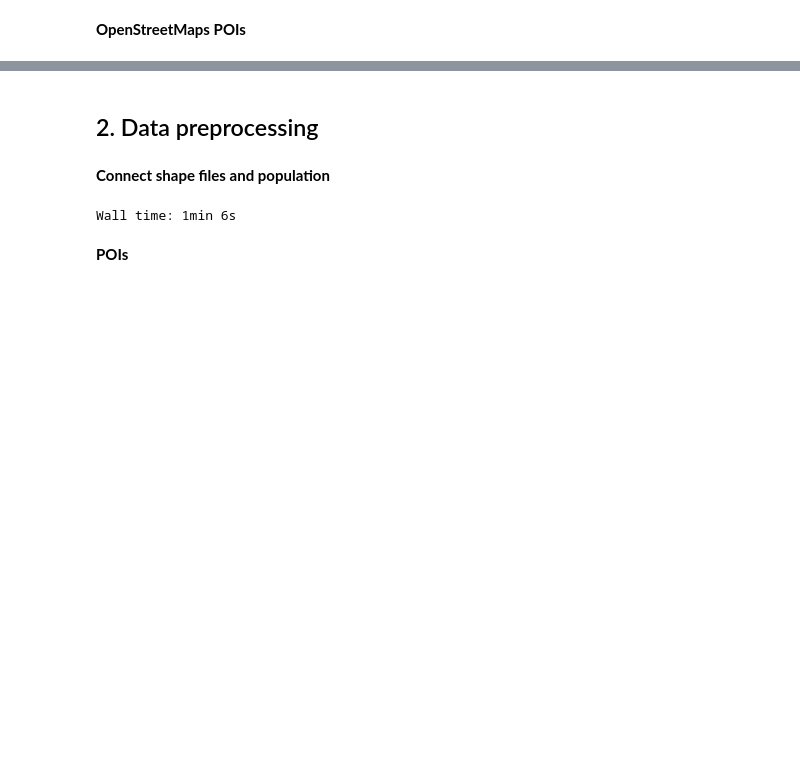
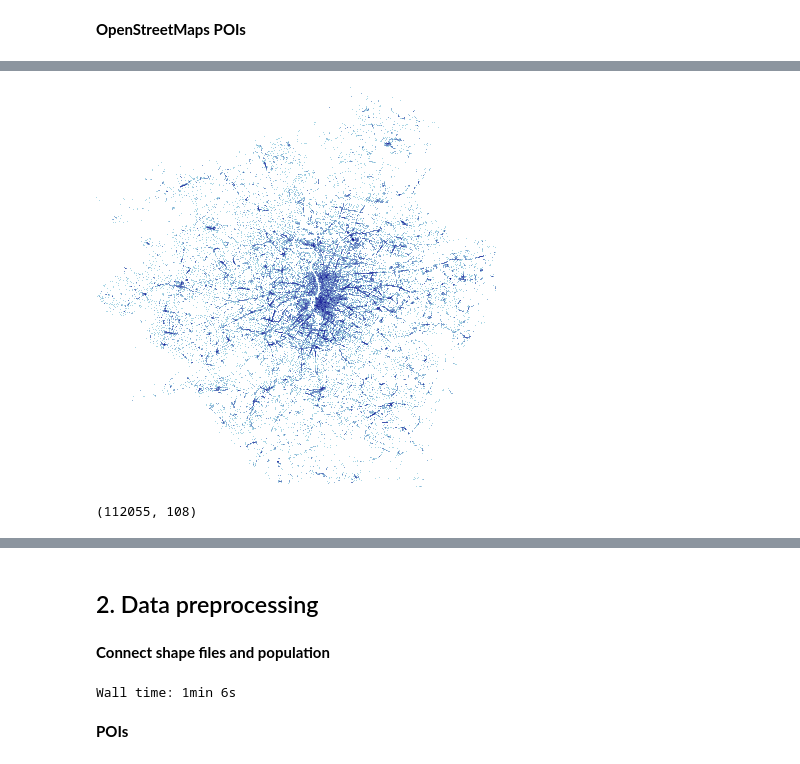
Before and after one commit to jwrap/how-london-moves, a Jupyter notebook: notebooks/1-data-gathering-preprocessing.ipynb, the cells around one changed output, grey strips where cells are left out. Cells and saved outputs as stored; diff of their text form; code cells hidden in the pictures; blank space fills up the shorter version.

Commit message:
Add datashader plotting

```diff
--- a/notebooks/1-data-gathering-preprocessing.ipynb
+++ b/notebooks/1-data-gathering-preprocessing.ipynb
@@ -76,9 +78,8 @@ Downloading date: 30-04-2020 21:01:58
 # %%
 %%time
-from pyrosm import OSM
 
 # Initialize the OSM parser object
-osm = OSM('data/raw/pois/greater-london-latest.osm.pbf')
+osm = OSM('../data/raw/pois/greater-london-latest.osm.pbf')
 
 # By default pyrosm reads all elements having "amenity", "shop" or "tourism" tag
 # Here, let's read only "amenity" and "shop" by applying a custom filter that
@@ -89,7 +90,4 @@ pois = osm.get_pois(custom_filter=custom_filter)
 # Gather info about POI type (combines the tag info from "amenity" and "shop")
 pois["poi_type"] = pois["amenity"]
 pois["poi_type"] = pois["poi_type"].fillna(pois["shop"])
-
-# Plot
-# ax = pois.plot(column='poi_type', markersize=3, figsize=(12,12), legend=True, legend_kwds=dict(loc='upper left', ncol=5, bbox_to_anchor=(1, 1)))
 # %% [output]
@@ -96,0 +95,10 @@ Wall time: 30.3 s
+# %%
+%%time
+import datashader as ds, pandas as pd
+import datashader.transfer_functions as tf
+
+cvs = ds.Canvas(plot_width=400, plot_height=400)
+agg = cvs.points(pois, 'lat', 'lon')
+img = tf.shade(agg, cmap=['lightblue', 'darkblue'], how='log')
+img
+# %% [output]
@@ -96,0 +106,5 @@ Wall time: 30.3 s
+[figure, added]
+# %%
+pois.shape
+# %% [output]
+(112055, 108)
```
Also changed, not shown: parts of 9 cells of this notebook.
